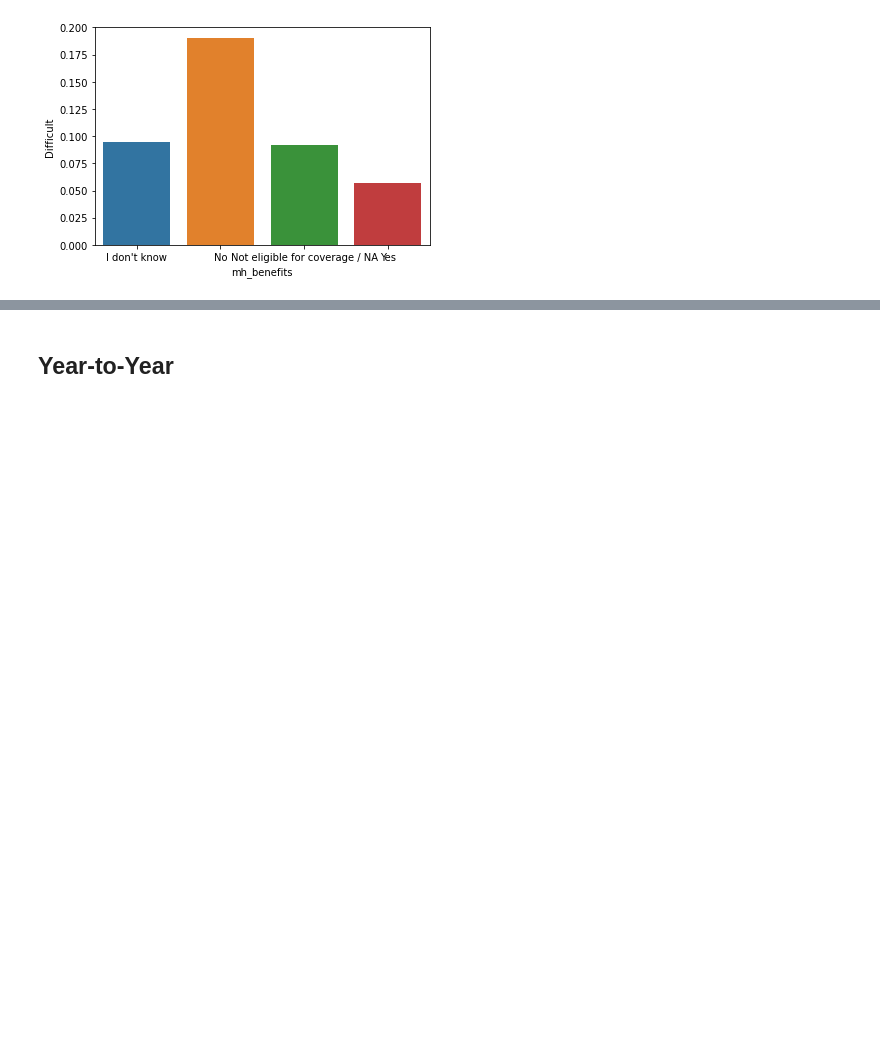
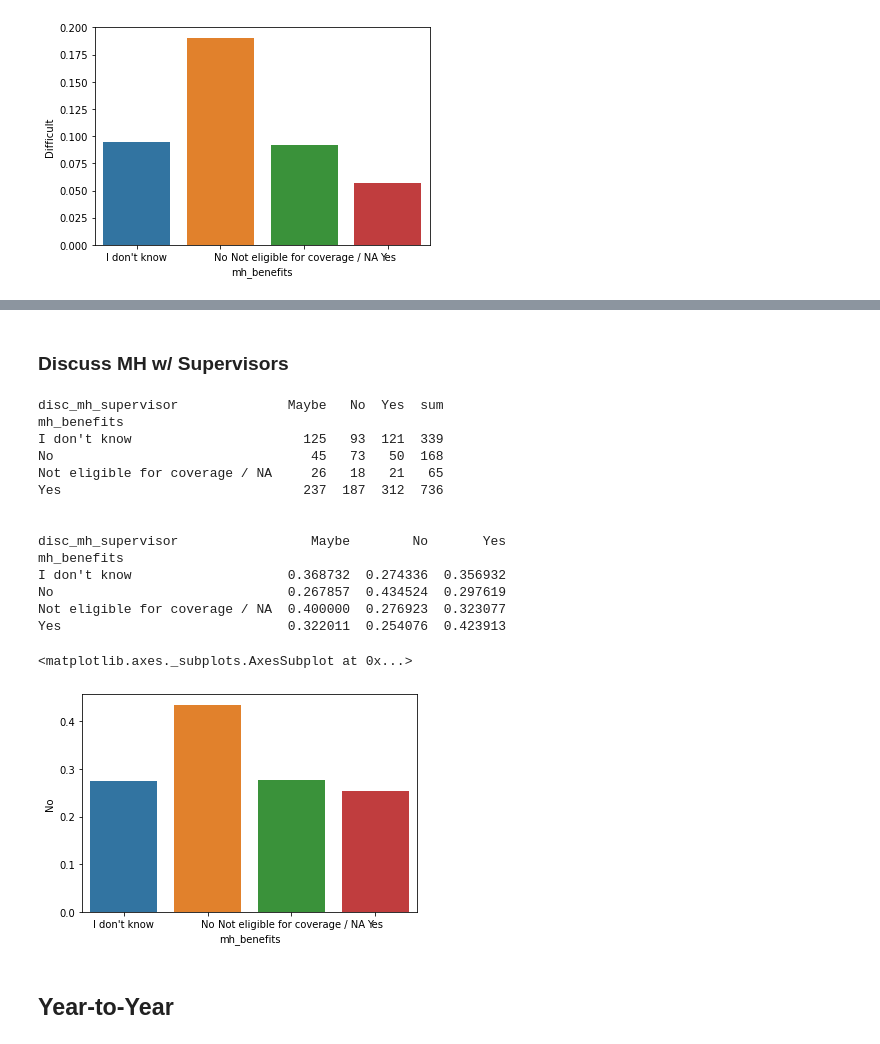
Before and after one commit to alexisbianco0919/compsci216-project, a Jupyter notebook: mh_benefits_analysis.ipynb, the cells around one changed output, grey strips where cells are left out. Drawn from its saved outputs; the diff is of its cells as text; code cells hidden in the pictures; blank space fills up the shorter version.

```diff
--- a/mh_benefits_analysis.ipynb
+++ b/mh_benefits_analysis.ipynb
@@ -218,3 +249,32 @@ Yes                              0.057065  ...   0.235054
+# %% [markdown]
+### Discuss MH w/ Supervisors
+# %%
+disc_mh_supervisor_pt = cd.pivot_table('age', index='mh_benefits', columns='disc_mh_supervisor', aggfunc='count')
+disc_mh_supervisor_pt["sum"] = disc_mh_supervisor_pt.sum(axis=1)
+print(disc_mh_supervisor_pt, '\n\n')
+
+disc_mh_supervisor_comparison = disc_mh_supervisor_pt.loc[:,"Maybe":"Yes"].div(disc_mh_supervisor_pt["sum"], axis=0)
+print(disc_mh_supervisor_comparison)
+
+x = sns.barplot(x=disc_mh_supervisor_comparison.index, y="No", data=disc_mh_supervisor_comparison)
+x
+# %% [output]
+disc_mh_supervisor              Maybe   No  Yes  sum
+mh_benefits
+I don't know                      125   93  121  339
+No                                 45   73   50  168
+Not eligible for coverage / NA     26   18   21   65
+Yes                               237  187  312  736
+
+
+disc_mh_supervisor                 Maybe        No       Yes
+mh_benefits
+I don't know                    0.368732  0.274336  0.356932
+No                              0.267857  0.434524  0.297619
+Not eligible for coverage / NA  0.400000  0.276923  0.323077
+Yes                             0.322011  0.254076  0.423913
+<matplotlib.axes._subplots.AxesSubplot at 0x...>
+[figure, added]
 # %% [markdown]
 ## Year-to-Year
 # %% [markdown]
```
Also changed, not shown: parts of 3 cells of this notebook.
